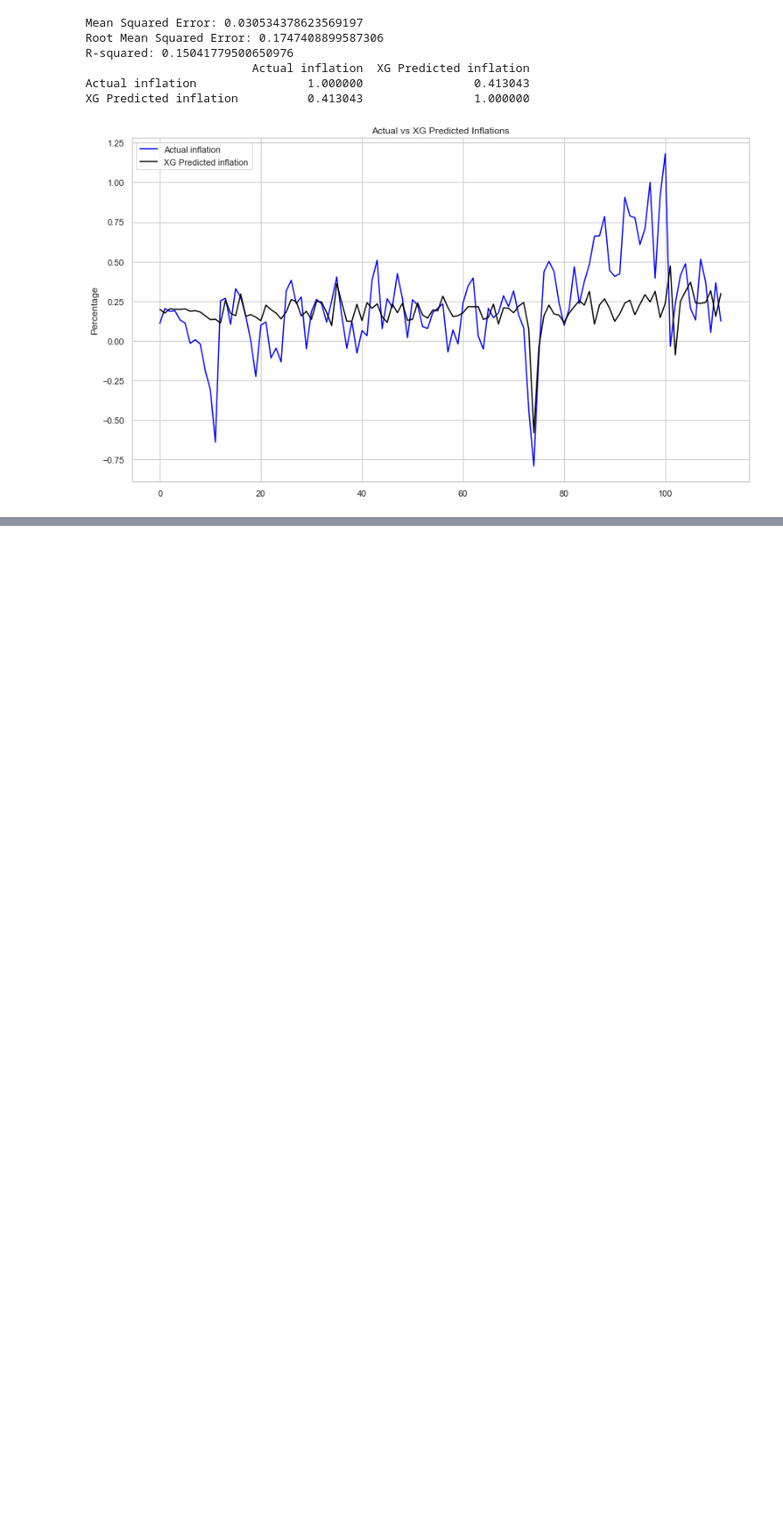
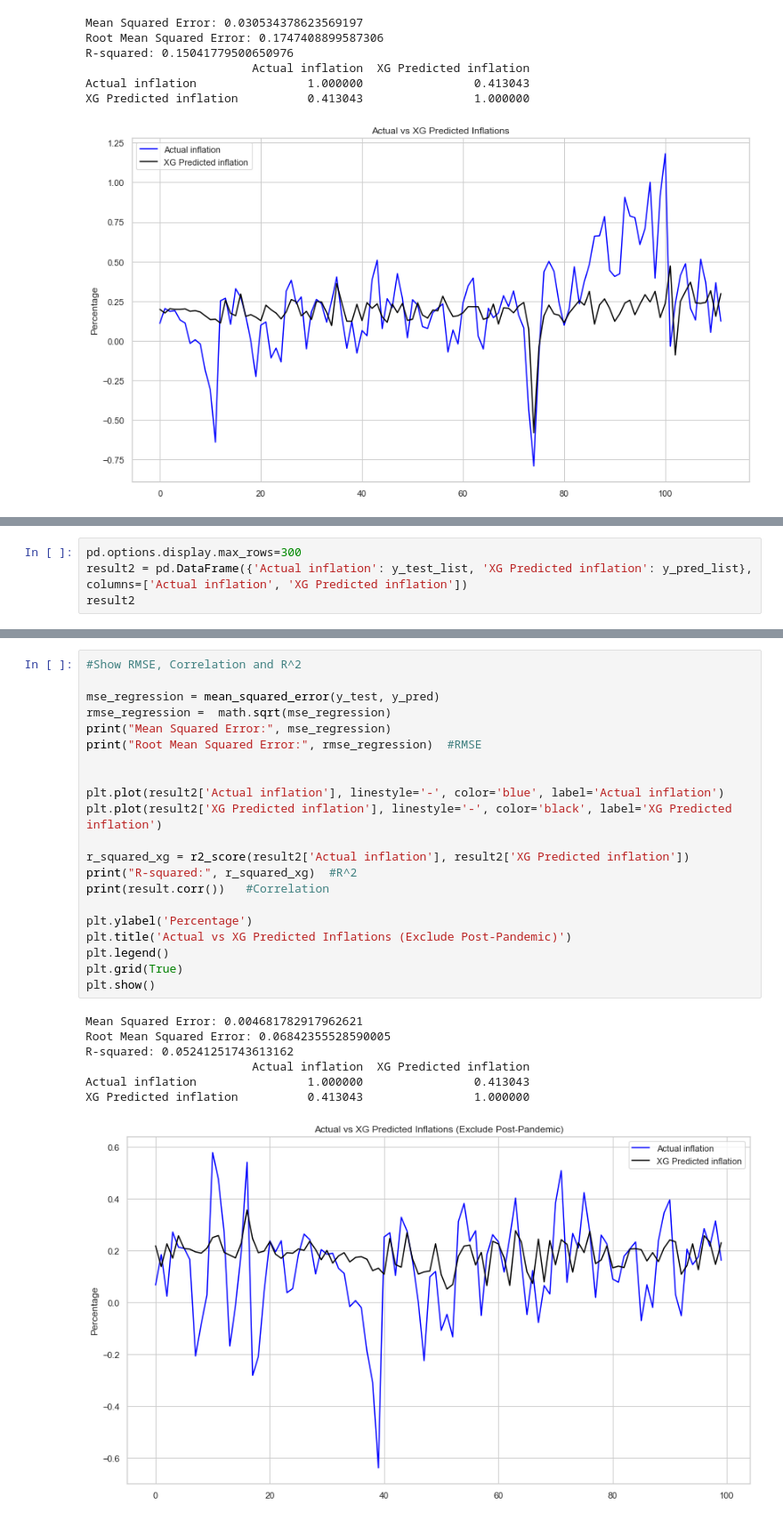
Before and after one commit to inflamcucum/ECON4305-group-project-team7, a Jupyter notebook: ECON 4303 Project XG Boost Model.ipynb, the cells around one changed output, grey strips where cells are left out. Shown at 89% size. Cells and saved outputs as stored; diff of their text form; blank space fills up the shorter version.

```diff
--- a/ECON 4303 Project XG Boost Model.ipynb
+++ b/ECON 4303 Project XG Boost Model.ipynb
@@ -406,0 +457,4 @@ XG Predicted inflation          0.413043                1.000000
+# %%
+pd.options.display.max_rows=300
+result2 = pd.DataFrame({'Actual inflation': y_test_list, 'XG Predicted inflation': y_pred_list}, columns=['Actual inflation', 'XG Predicted inflation'])
+result2
@@ -406,0 +479,29 @@ XG Predicted inflation          0.413043                1.000000
+# %%
+#Show RMSE, Correlation and R^2
+
+mse_regression = mean_squared_error(y_test, y_pred)
+rmse_regression =  math.sqrt(mse_regression)
+print("Mean Squared Error:", mse_regression)
+print("Root Mean Squared Error:", rmse_regression)  #RMSE
+
+
+plt.plot(result2['Actual inflation'], linestyle='-', color='blue', label='Actual inflation')
+plt.plot(result2['XG Predicted inflation'], linestyle='-', color='black', label='XG Predicted inflation')
+
+r_squared_xg = r2_score(result2['Actual inflation'], result2['XG Predicted inflation'])
+print("R-squared:", r_squared_xg)  #R^2
+print(result.corr())   #Correlation
+
+plt.ylabel('Percentage')
+plt.title('Actual vs XG Predicted Inflations (Exclude Post-Pandemic)')
+plt.legend()
+plt.grid(True)
+plt.show()
+# %% [output]
+Mean Squared Error: 0.004681782917962621
+Root Mean Squared Error: 0.06842355528590005
+R-squared: 0.05241251743613162
+                        Actual inflation  XG Predicted inflation
+Actual inflation                1.000000                0.413043
+XG Predicted inflation          0.413043                1.000000
+[figure, added]
```
Also changed, not shown: parts of 4 cells of this notebook.
